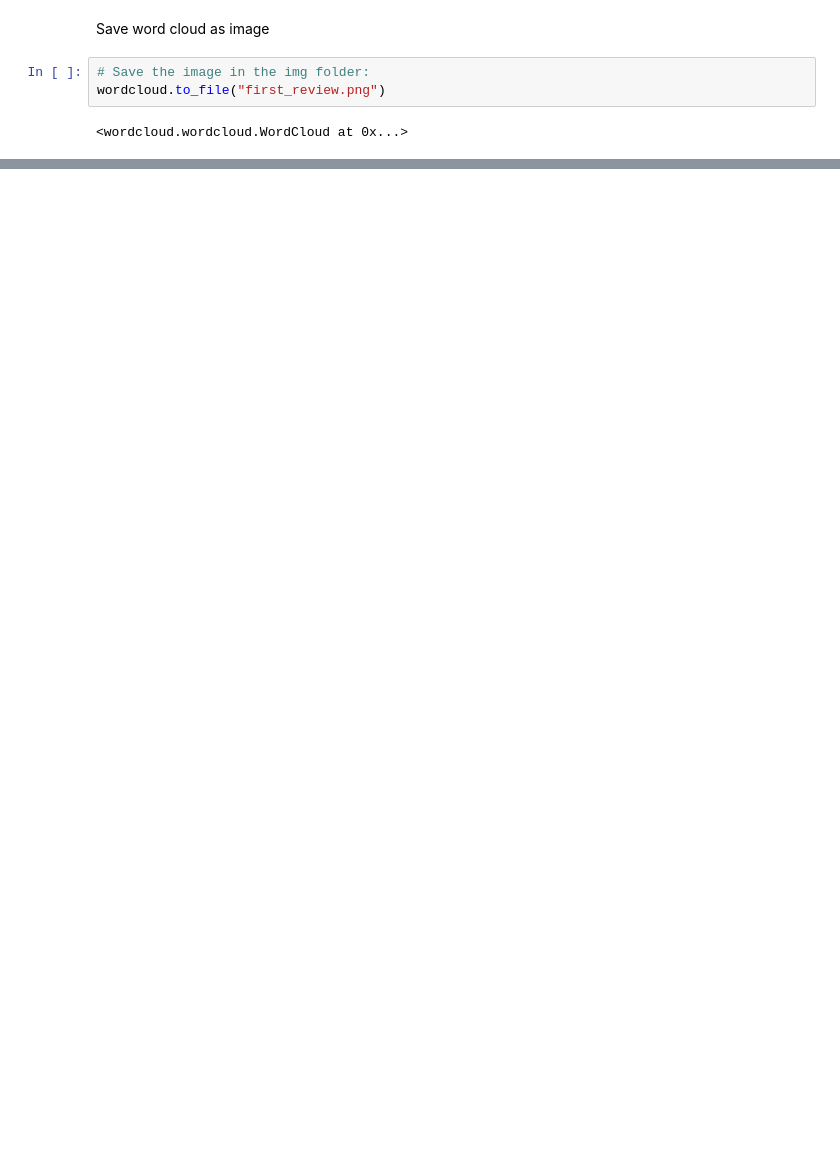
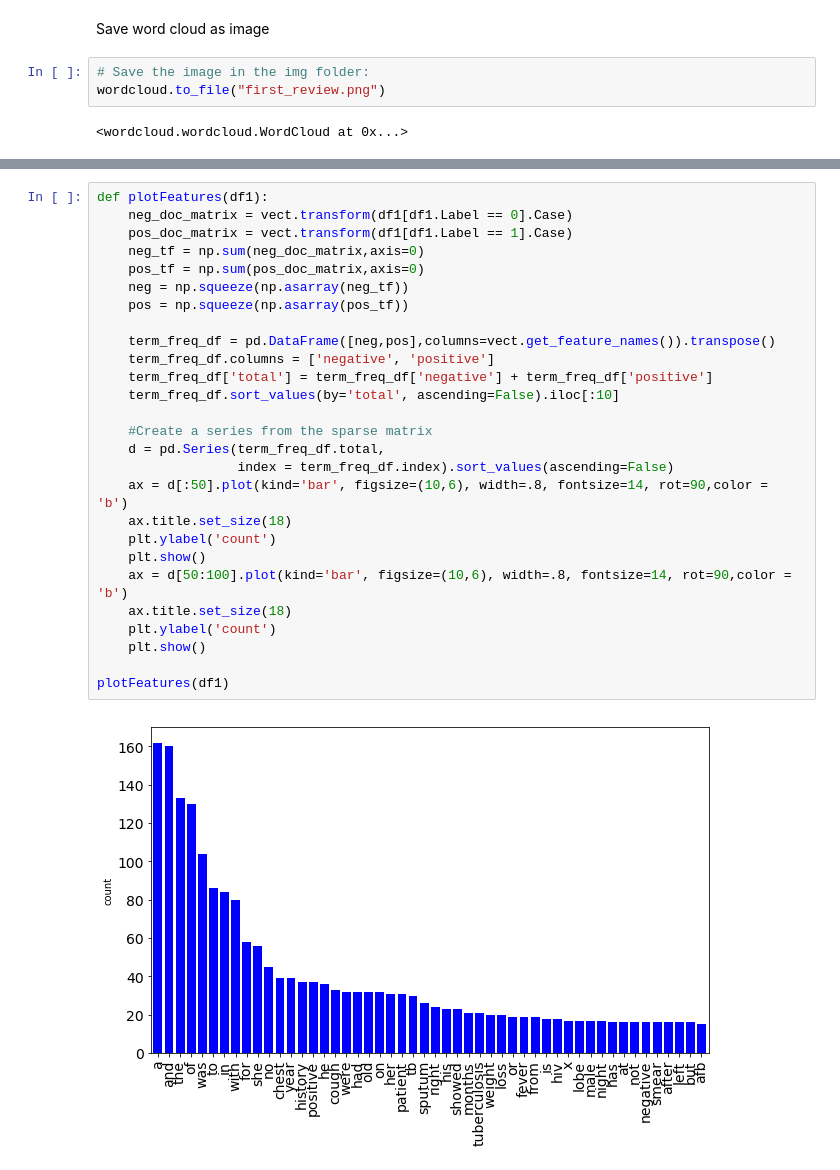
Before and after one commit to anaidpm/PhD, a Jupyter notebook: Word Cloud.ipynb, the cells around one changed output, grey strips where cells are left out. Saved outputs shown, nothing was run; the diff lists cells and outputs as text; blank space fills up the shorter version.

```diff
--- a/Word Cloud.ipynb
+++ b/Word Cloud.ipynb
@@ -101,0 +134,29 @@ __Create stopword list__
+# %%
+def plotFeatures(df1):
+    neg_doc_matrix = vect.transform(df1[df1.Label == 0].Case)
+    pos_doc_matrix = vect.transform(df1[df1.Label == 1].Case)
+    neg_tf = np.sum(neg_doc_matrix,axis=0)
+    pos_tf = np.sum(pos_doc_matrix,axis=0)
+    neg = np.squeeze(np.asarray(neg_tf))
+    pos = np.squeeze(np.asarray(pos_tf))
+
+    term_freq_df = pd.DataFrame([neg,pos],columns=vect.get_feature_names()).transpose()
+    term_freq_df.columns = ['negative', 'positive']
+    term_freq_df['total'] = term_freq_df['negative'] + term_freq_df['positive']
+    term_freq_df.sort_values(by='total', ascending=False).iloc[:10]
+
+    #Create a series from the sparse matrix
+    d = pd.Series(term_freq_df.total,
+                  index = term_freq_df.index).sort_values(ascending=False)
+    ax = d[:50].plot(kind='bar', figsize=(10,6), width=.8, fontsize=14, rot=90,color = 'b')
+    ax.title.set_size(18)
+    plt.ylabel('count')
+    plt.show()
+    ax = d[50:100].plot(kind='bar', figsize=(10,6), width=.8, fontsize=14, rot=90,color = 'b')
+    ax.title.set_size(18)
+    plt.ylabel('count')
+    plt.show()
+
+plotFeatures(df1)
+# %% [output]
+[figure, added]
```
Also changed, not shown: parts of 11 cells of this notebook, 3 other files.
